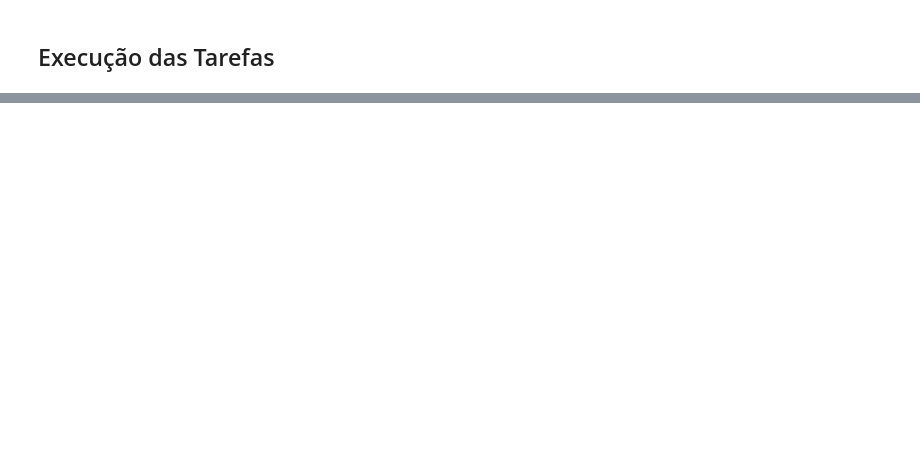
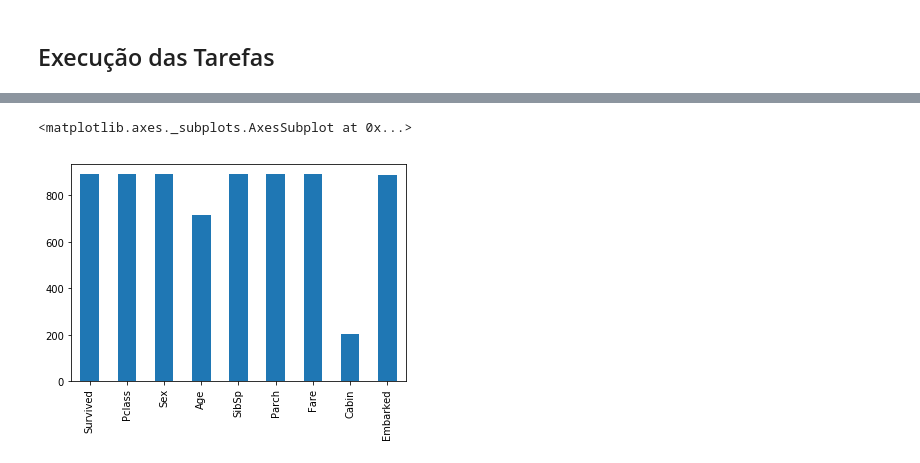
Before and after one commit to rene-michel/teste, a Jupyter notebook: René_Michel_de_Azevedo_Mota_Nunes_lab301.ipynb, the cells around one changed output, grey strips where cells are left out. Drawn from its saved outputs; the diff is of its cells as text; code cells hidden in the pictures; blank space fills up the shorter version.

```diff
--- a/René_Michel_de_Azevedo_Mota_Nunes_lab301.ipynb
+++ b/René_Michel_de_Azevedo_Mota_Nunes_lab301.ipynb
@@ -46,0 +70,3 @@ Descreva neste espaço as tarefas que serão realizadas para a base do Titanic.
+# %%
+count_ = titanic_dataset.count()
+count_
@@ -46,0 +84,5 @@ Descreva neste espaço as tarefas que serão realizadas para a base do Titanic.
+# %%
+count_.plot(kind='bar')
+# %% [output]
+<matplotlib.axes._subplots.AxesSubplot at 0x...>
+[figure, added]
```
Also changed, not shown: parts of 17 cells of this notebook.
